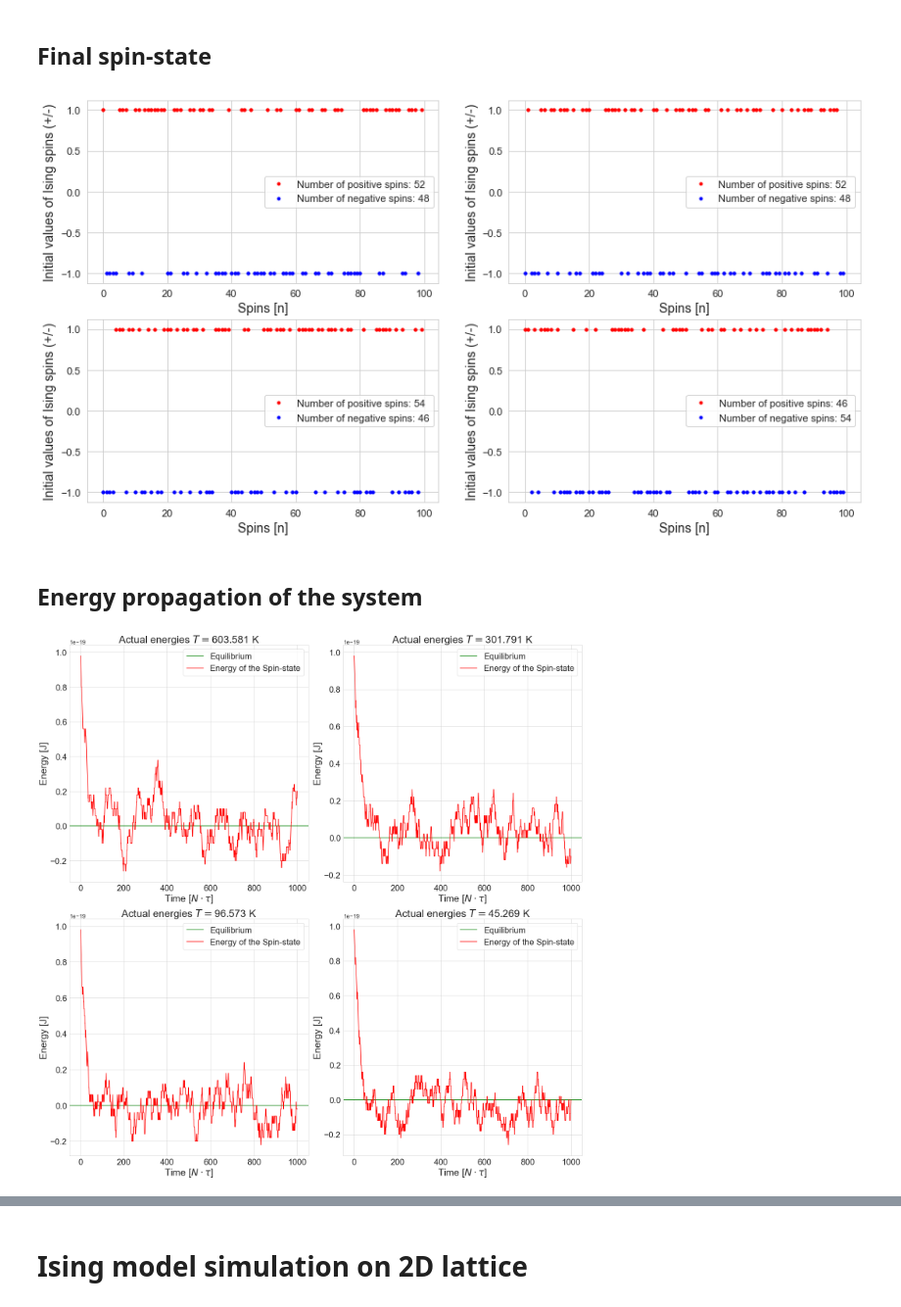
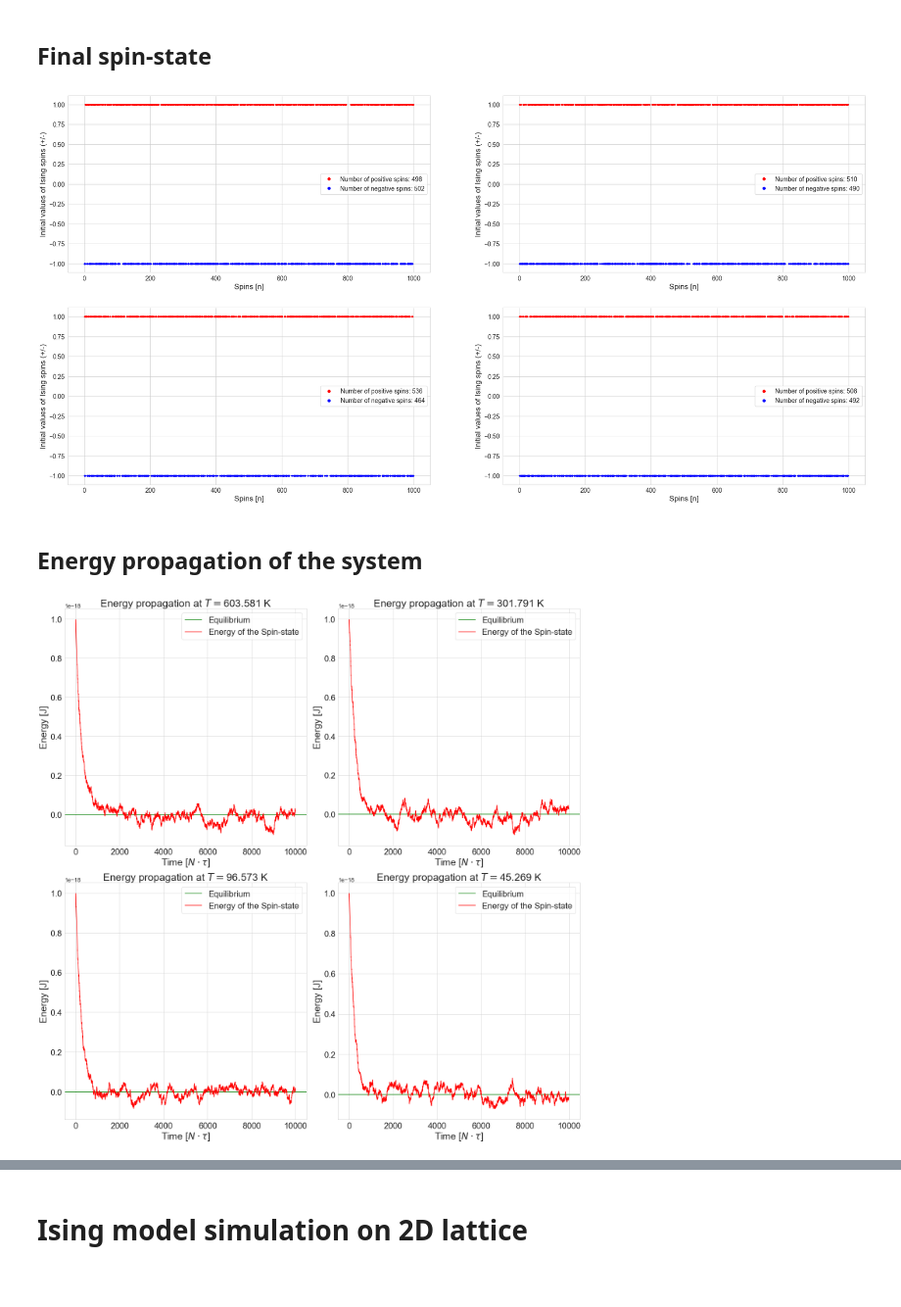
Before and after one commit to masterdesky/ELTE-stochastic-processes-2019, a Jupyter notebook: Lecture 7/Homework 7/Stochastic processes - 7..ipynb, the cells around one changed output, grey strips where cells are left out. Shown at 98% size. Drawn from its saved outputs; the diff is of its cells as text; code cells hidden in the pictures; blank space fills up the shorter version.

```diff
--- a/Lecture 7/Homework 7/Stochastic processes - 7..ipynb
+++ b/Lecture 7/Homework 7/Stochastic processes - 7..ipynb
@@ -35,7 +35,7 @@ image_dpi = 150
 k_B = 1.380648e-23
 
 # Number of spins, situated on the 1D lattice
-N_spin_1D = 100
+N_spin_1D = 1000
 
 # Number of spins in a row at the 2D case
 N_spin_2D = 40
@@ -110,7 +112,7 @@ plt.show()
 # %% [markdown]
 ## 2.: $E_{tot.}$ energy of the current state
 # %%
-def E(Spins):
+def E_1D(Spins):
     E = 0
 
     for i in range(0, N_spin_1D-2):
@@ -125,9 +127,12 @@ def simulation_step_1D(beta, steps, Spins):
     # Chronologies for reached energy levels' indeces and actual energies in order
     spin_changes_chronology = np.zeros((steps+1, N_spin_1D), dtype='int')
     energy_chronology = np.zeros((steps+1))
+    total_magnetization = np.zeros((steps+1))
 
     # Starting position on X axis
-    energy_chronology[0] = E(Spins=Spins)
+    spin_changes_chronology[0] = Spins
+    energy_chronology[0] = E_1D(Spins=Spins)
+    total_magnetization[0] = Spins.sum()/len(Spins)
 
     for current_step in range(0, steps):
         # Choose a random Ising spin from the pool at the start of every step
@@ -138,9 +143,9 @@ def simulation_step_1D(beta, steps, Spins):
         New_Spins[choosen_spin_index] *= -1
 
         # Calculate energy difference between the jump's origin and end points
-        E_1 = E(Spins=Spins)
+        E_1 = E_1D(Spins=Spins)
 
-        E_2 = E(Spins=New_Spins)
+        E_2 = E_1D(Spins=New_Spins)
 
         delta_E = E_2 - E_1
 
@@ -179,64 +184,72 @@ def simulation_step_1D(beta, steps, Spins):
                 # Update chronology of actual reached energy levels
                 energy_chronology[current_step+1] = E_1
 
-    return spin_changes_chronology, energy_chronology, Spins
+        # Update the total magnetization chronology
+        total_magnetization[current_step] = Spins.sum()/len(Spins)
+
+    return spin_changes_chronology, energy_chronology, total_magnetization, Spins
 # %% [markdown]
 ## Run the simulation with initial conditions
 # %%
-steps_1D = 1000
+steps_1D = 10000
 
 # Dicts for storing the energy levels' indeces and actual energies for various betas
 spin_changes_chronology_1D = {}
 energy_chronology_1D = {}
+total_magnetization_1D = {}
 Spins_1D_dict = {}
 
 # Run the simulation
 for i in range(0,len(betas)):
     (spin_changes_chronology_1D[str(i+1)],
-    energy_chronology_1D[str(i+1)],
-    Spins_1D_dict[str(i+1)]) = simulation_step_1D(beta=betas[str(i+1)],
+     energy_chronology_1D[str(i+1)],
+     total_magnetization_1D[str(i+1)],
+     Spins_1D_dict[str(i+1)]) = simulation_step_1D(beta=betas[str(i+1)],
                                                   steps=steps_1D,
                                                   Spins=Spins_1D.copy())
 
-step_indeces_1D = np.asarray([i for i in range(0,steps+1)])
+step_indeces_1D = np.asarray([i for i in range(0,steps_1D+1)])
 # %% [markdown]
 ## Final spin-state
 # %%
-fig, axes = plt.subplots(nrows=2, ncols=2, figsize=(15,8))
+nrows = 2
+ncols = 2
+fig, axes = plt.subplots(nrows=nrows, ncols=ncols, figsize=(32,16))
 
 scattersize = 10
-axislabelsize = 14
-axisticksize = 11
-legendsize = 11
+axislabelsize = 17
+axisticksize = 14
+markersize = 8
+legendsize = 14
 
 count = 0
 for j in range(0, nrows):
     for k in range(0, ncols):
         # The current positions of the spins
         Spins_positive_1D = Spins_1D_dict[str(j*ncols + k + 1)][Spins_1D_dict[str(j*ncols + k + 1)]>0]
         Spins_negative_1D = Spins_1D_dict[str(j*ncols + k + 1)][Spins_1D_dict[str(j*ncols + k + 1)]<0]
 
         for i in range(0, N_spin_1D):
             if(Spins_1D_dict[str(j*ncols + k + 1)][i] > 0):
                 axes[j][k].scatter(i, Spins_1D_dict[str(j*ncols + k + 1)][i], color='red', s=scattersize)
 
             elif(Spins_1D_dict[str(j*ncols + k + 1)][i] < 0):
                 axes[j][k].scatter(i, Spins_1D_dict[str(j*ncols + k + 1)][i], color='blue', s=scattersize)
 
         axes[j][k].set_xlabel('Spins [n]', fontsize=axislabelsize)
         axes[j][k].set_ylabel('Initial values of Ising spins (+/-)', fontsize=axislabelsize)
         axes[j][k].tick_params(axis='both', which='major', labelsize=axisticksize)
 
         legend_elements = [Line2D([0], [0], marker='o', color='white',markerfacecolor='red',
-                                  markersize=5, label='Number of positive spins: {0}'.format(len(Spins_positive_1D))),
+                                  markersize=markersize, label='Number of positive spins: {0}'.format(len(Spins_positive_1D))),
                            Line2D([0], [0], marker='o', color='white', markerfacecolor='blue',
-                                  markersize=5, label='Number of negative spins: {0}'.format(len(Spins_negative_1D)))]
+                                  markersize=markersize, label='Number of negative spins: {0}'.format(len(Spins_negative_1D)))]
 
         axes[j][k].legend(handles=legend_elements , loc='center right', fontsize=legendsize)
 
 plt.show()
 # %% [output]
-[figure, old version]
+[figure, new version]
 # %% [markdown]
 ## Energy propagation of the system
 # %%
@@ -255,7 +268,7 @@ for i in range(0,nrows):
         axes[i][j].axhline(y=0, color='green', label='Equilibrium')
         axes[i][j].plot(step_indeces_1D, energy_chronology_1D[str(i*nrows + j + 1)], c='red', label='Energy of the Spin-state')
 
-        axes[i][j].set_title('Actual energies $T =${0:.3f} K'.format(1 / (betas[str(i*nrows + j + 1)] * k_B)), fontsize=titlesize)
+        axes[i][j].set_title('Energy propagation at $T =${0:.3f} K'.format(1 / (betas[str(i*nrows + j + 1)] * k_B)), fontsize=titlesize)
 
         axes[i][j].set_xlabel('Time [$N \\cdot \\tau$]', fontsize=axislabelsize)
         axes[i][j].set_ylabel('Energy [J]', fontsize=axislabelsize)
@@ -266,11 +279,12 @@ for i in range(0,nrows):
         axes[i][j].legend(loc='upper right', fontsize=legendsize)
 
 fig.tight_layout()
-plt.savefig('discrete_energies_1D.' +
+plt.savefig(image_path +
+            'discrete_energies_1D.' +
             image_format,
             format=image_format,
             dpi=image_dpi,
             bbox_inches='tight')
 plt.show()
 # %% [output]
-[figure, old version]
+[figure, new version]
```
Also changed, not shown: parts of 21 cells of this notebook, 14 other files.
